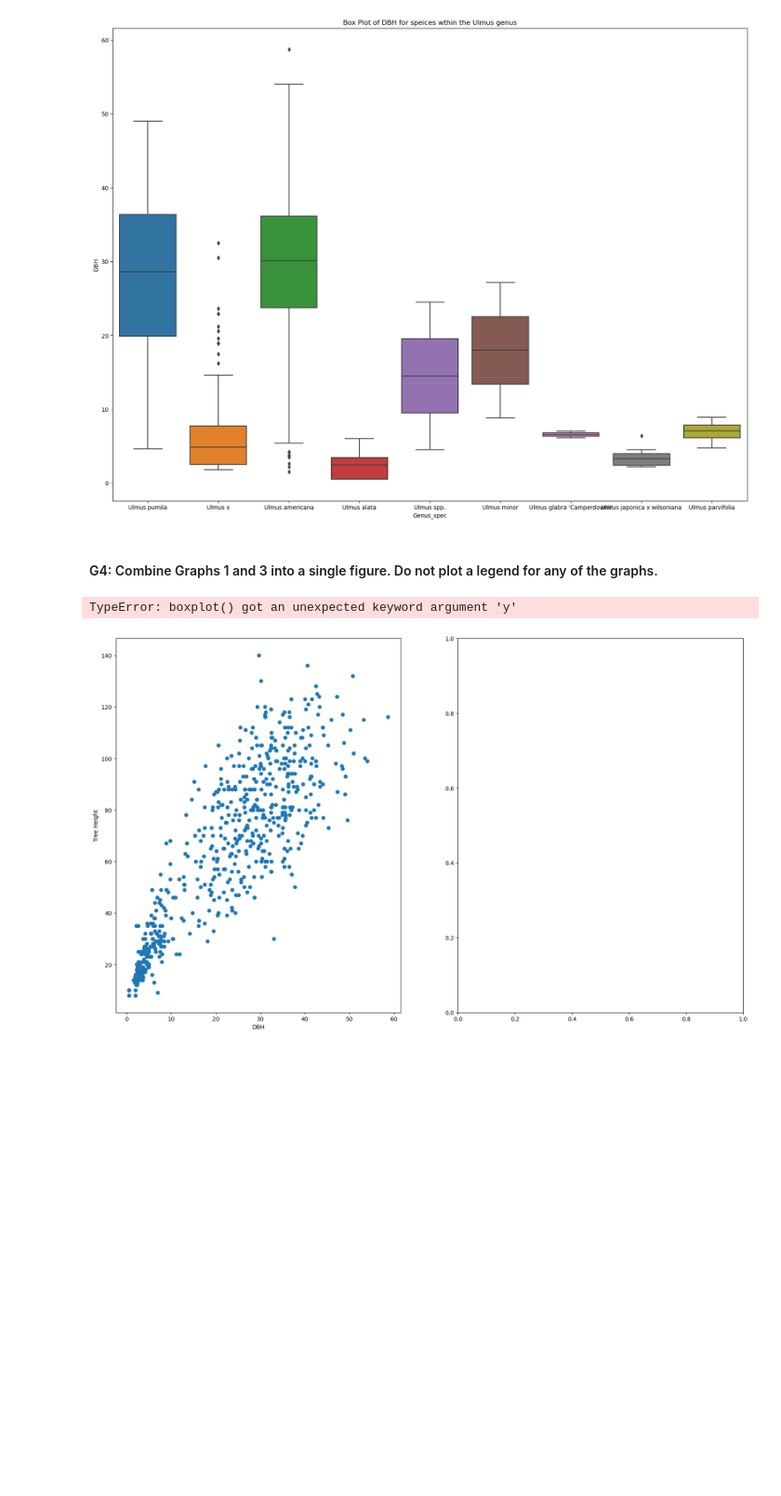
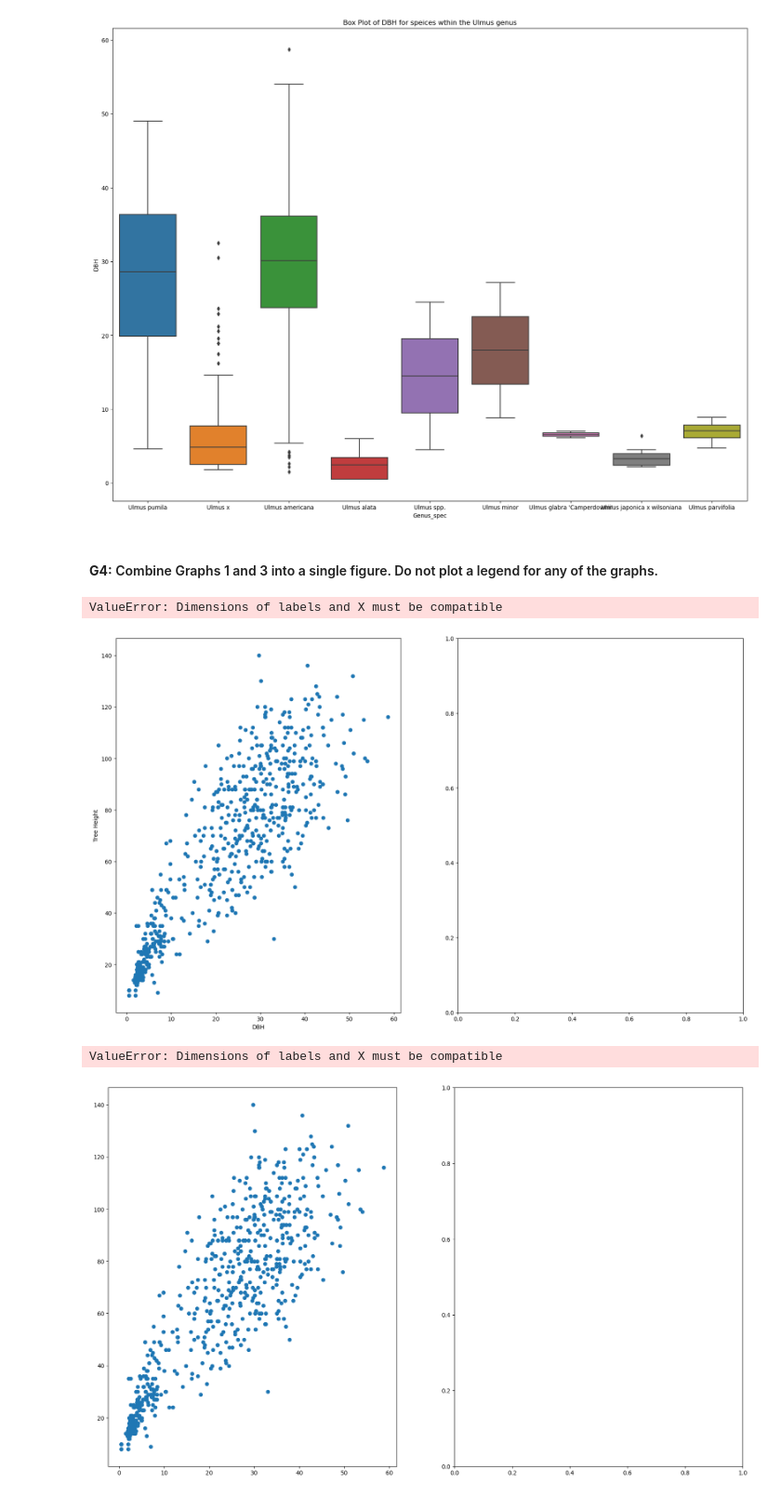
Before and after one commit to MagnusBurnet/PY4SA23_Assignment, a Jupyter notebook: Script_for_assessment2.ipynb, the cells around one changed output. Shown at 93% size. Cells and saved outputs as stored; diff of their text form; code cells hidden in the pictures; blank space fills up the shorter version.

```diff
--- a/Script_for_assessment2.ipynb
+++ b/Script_for_assessment2.ipynb
@@ -216,22 +225,29 @@ plt.show()
 # %% [output]
 [figure]
 # %% [markdown]
-#### G4: Combine Graphs 1 and 3 into a single figure. Do not plot a legend for any of the graphs.
+#### **G4:** Combine Graphs 1 and 3 into a single figure. Do not plot a legend for any of the graphs.
 # %%
 import matplotlib.pyplot as plt
 
-
-plt.subplot(1, 2, 1)
+plt.subplot(1, 2, 1) # (rows, columns, panel number)
 plt.scatter(x=Ulmus_genus["DBH"], y=Ulmus_genus["TreeHeight"])
 plt.xlabel("DBH")
 plt.ylabel("Tree Height")
 
-
-plt.subplot(1, 2, 2)
-plt.boxplot(data=Ulmus_genus, x='Genus_spec', y='DBH')
-plt.title('Box Plot of DBH for speices wthin the Ulmus genus')
+plt.subplot(1, 2, 2) # (rows, columns, panel number)
+plt.boxplot(x=Ulmus_genus["DBH"], labels=Ulmus_genus["Genus_spec"])
+plt.xlabel("Genus_spec")
+plt.ylabel("DBH")
 
 plt.show()
 # %% [output]
-TypeError: boxplot() got an unexpected keyword argument 'y'
+ValueError: Dimensions of labels and X must be compatible
 [figure]
+# %%
+plt.rcParams['figure.figsize'] = [20, 12]
+fig1, axs = plt.subplots(1,2)
+axs[0].scatter(x=Ulmus_genus["DBH"], y=Ulmus_genus["TreeHeight"])
+axs[1].boxplot(x=Ulmus_genus["DBH"], labels=Ulmus_genus["Genus_spec"])
+# %% [output]
+ValueError: Dimensions of labels and X must be compatible
+[figure, added]
```
Also changed, not shown: parts of 13 cells of this notebook.
